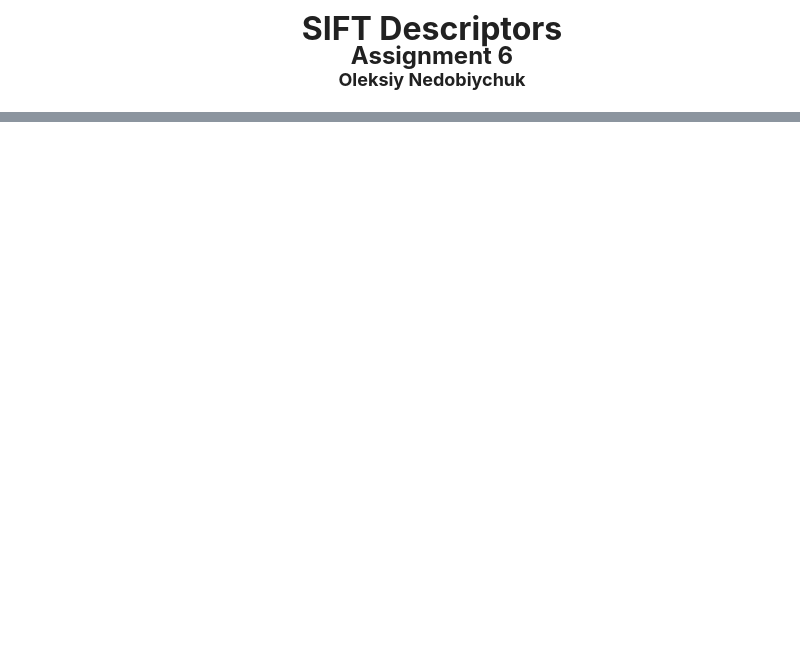
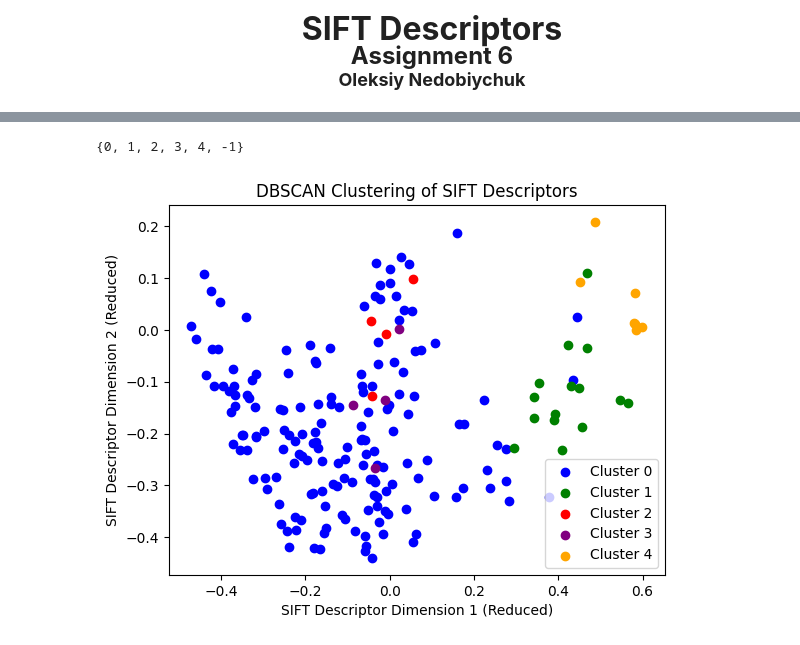
Before and after one commit to lesi-nedo/ISPR_assignments, a Jupyter notebook: Assignment_6_o_nedobiychuk.ipynb, the cells around one changed output, grey strips where cells are left out. Cells and saved outputs as stored; diff of their text form; code cells hidden in the pictures; blank space fills up the shorter version.

```diff
--- a/Assignment_6_o_nedobiychuk.ipynb
+++ b/Assignment_6_o_nedobiychuk.ipynb
@@ -40,0 +96,36 @@ for ind,fn in enumerate(uploaded.keys()):
+# %%
+from sklearn.cluster import DBSCAN
+eps = 0.55
+min_samples = 4
+all_labels = []
+
+clustering = DBSCAN(eps=eps, min_samples=min_samples)
+for i,des in enumerate(all_descriptors):
+  np_d = np.array(des)
+  clustering.fit(np_d)
+  labels = clustering.labels_
+  all_labels.append(labels)
+# %%
+from sklearn.decomposition import PCA
+
+pca = PCA(n_components=2)
+reduced_des = pca.fit_transform(all_descriptors[0])
+unique_lab_ = set(all_labels[0])
+print(unique_lab_)
+
+cluster_colors = ['blue', 'green', 'red', 'purple', 'orange', 'black', 'yellow']
+for lab in unique_lab_:
+  if lab == -1:
+    continue
+  last_lab = all_labels[0]
+  cluster_ind = np.where(last_lab == lab)[0]
+  plt.scatter(reduced_des[cluster_ind, 0], reduced_des[cluster_ind, 1], label=f"Cluster {lab}", color=cluster_colors[lab])
+
+plt.xlabel('SIFT Descriptor Dimension 1 (Reduced)')
+plt.ylabel('SIFT Descriptor Dimension 2 (Reduced)')
+plt.title('DBSCAN Clustering of SIFT Descriptors')
+plt.legend()
+plt.show()
+# %% [output]
+{0, 1, 2, 3, 4, -1}
+[figure, added]
```
Also changed, not shown: parts of 6 cells of this notebook.
